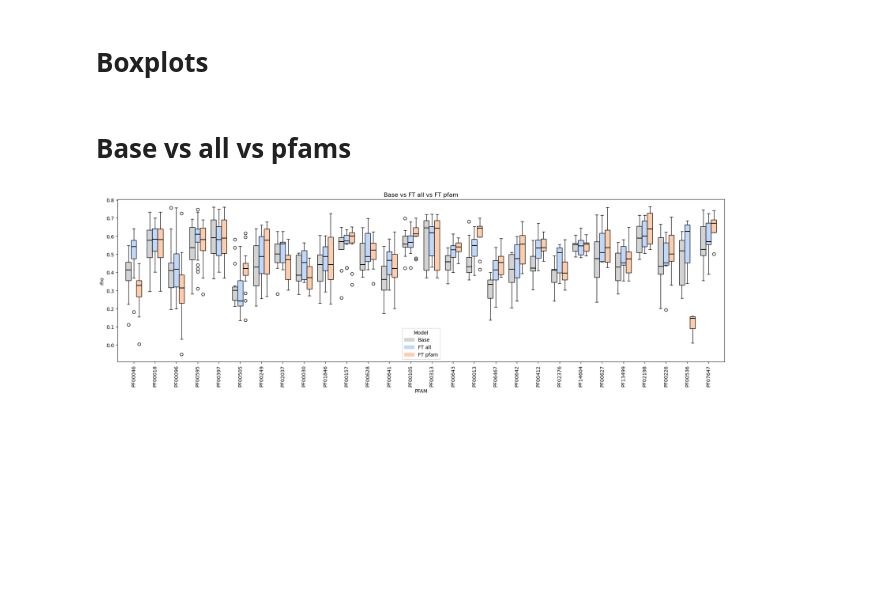
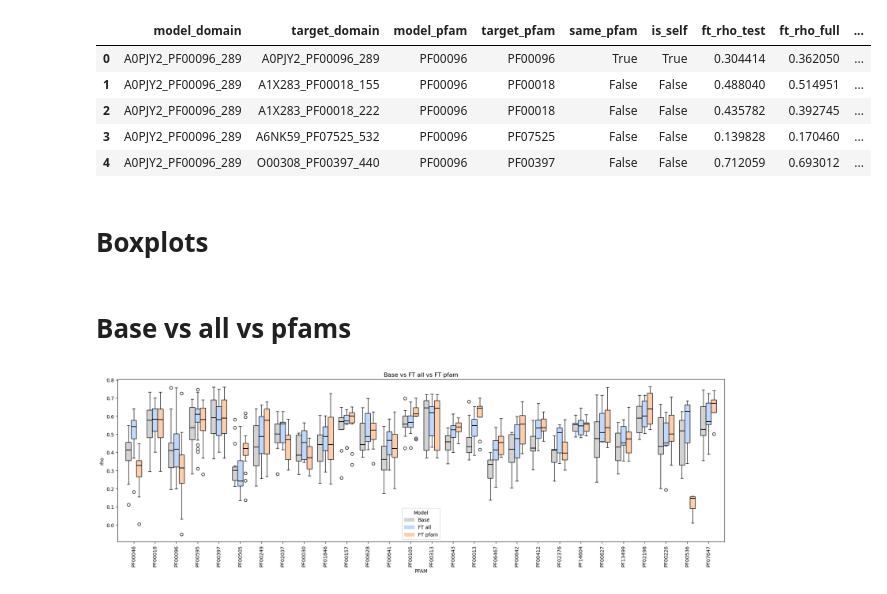
Before and after one commit to Hutch-Johnson/Protein-Language-Models, a Jupyter notebook: ESM2_PFAM_boxplots.ipynb, the cells around one changed output. Saved outputs shown, nothing was run; the diff lists cells and outputs as text; code cells hidden in the pictures; blank space fills up the shorter version.

```diff
--- a/ESM2_PFAM_boxplots.ipynb
+++ b/ESM2_PFAM_boxplots.ipynb
@@ -55,6 +55,18 @@ df_valid.head()
 | 11 | PF00010 | P22681_PF00627_854 | P22681 | False | 850 | 0.235321 | 3.693812e-12 | 0.618500 | 7.292570e-91 | ... |
 | 18 | PF00010 | Q15365_PF00013_278 | Q15365 | False | 1360 | 0.370119 | 2.091066e-45 | 0.711415 | 2.862550e-210 | ... |
 | 20 | PF00010 | Q9UJ78_PF06467_334 | Q9UJ78 | False | 678 | 0.186368 | 1.025662e-06 | 0.517991 | 8.172506e-48 | ... |
+# %%
+df_doms = pd.read_csv("/Users/johnhutchens/Desktop/Practicum/Data/allvsall_results.csv")
+# df_doms.to_csv("/Users/johnhutchens/Desktop/Practicum/Data/ESM2_ft_all_doms_sp.csv.gz", index=False, compression='gzip')
+# %%
+df_doms.head()
+# %% [output]
+|  | model_domain | target_domain | model_pfam | target_pfam | same_pfam | is_self | ft_rho_test | ft_rho_full | ... |
+| 0 | A0PJY2_PF00096_289 | A0PJY2_PF00096_289 | PF00096 | PF00096 | True | True | 0.304414 | 0.362050 | ... |
+| 1 | A0PJY2_PF00096_289 | A1X283_PF00018_155 | PF00096 | PF00018 | False | False | 0.488040 | 0.514951 | ... |
+| 2 | A0PJY2_PF00096_289 | A1X283_PF00018_222 | PF00096 | PF00018 | False | False | 0.435782 | 0.392745 | ... |
+| 3 | A0PJY2_PF00096_289 | A6NK59_PF07525_532 | PF00096 | PF07525 | False | False | 0.139828 | 0.170460 | ... |
+| 4 | A0PJY2_PF00096_289 | O00308_PF00397_440 | PF00096 | PF00397 | False | False | 0.712059 | 0.693012 | ... |
 # %% [markdown]
 # Boxplots
 # %%
```
